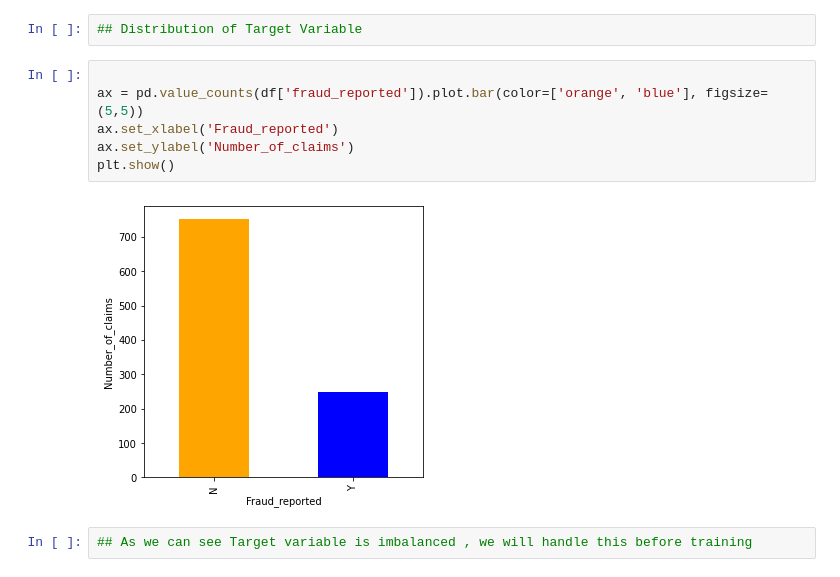
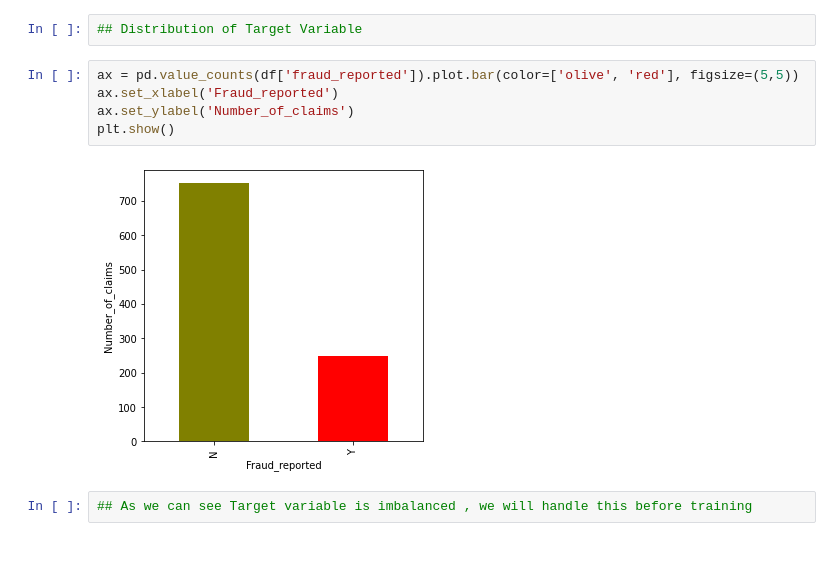
Before and after one commit to balaninikita/Automobile-Insurance-Fraud-Detection, a Jupyter notebook: Automobile_Insurance_Fraud_Detection.ipynb, the cells around one changed output. Cells and saved outputs as stored; diff of their text form.

```diff
--- a/Automobile_Insurance_Fraud_Detection.ipynb
+++ b/Automobile_Insurance_Fraud_Detection.ipynb
@@ -182,13 +190,12 @@ df['umbrella_limit']=df['umbrella_limit'].replace(-1000000,0)
 # %%
 ## Distribution of Target Variable
 # %%
-
-ax = pd.value_counts(df['fraud_reported']).plot.bar(color=['orange', 'blue'], figsize=(5,5))
+ax = pd.value_counts(df['fraud_reported']).plot.bar(color=['olive', 'red'], figsize=(5,5))
 ax.set_xlabel('Fraud_reported')
 ax.set_ylabel('Number_of_claims')
 plt.show()
 # %% [output]
-[figure, old version]
+[figure, new version]
 # %%
 ## As we can see Target variable is imbalanced , we will handle this before training
 # %%
```
Also changed, not shown: parts of 82 cells of this notebook.
